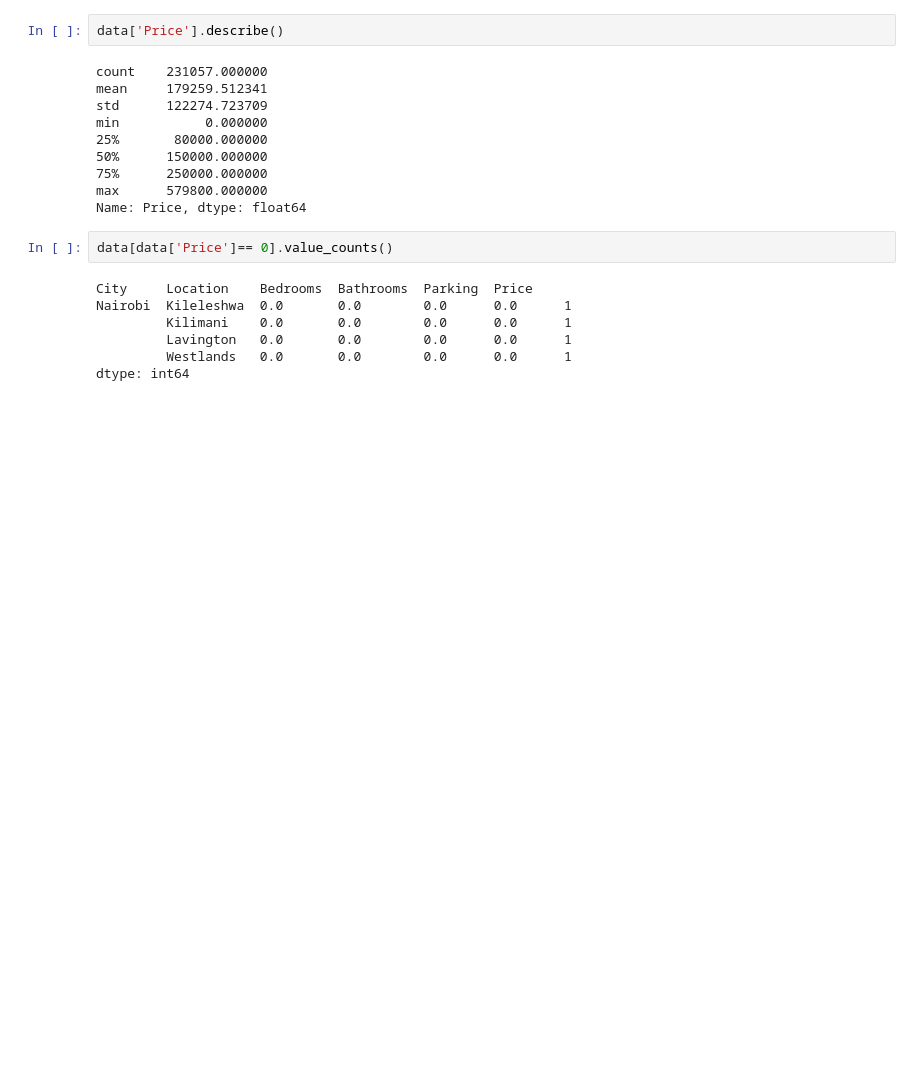
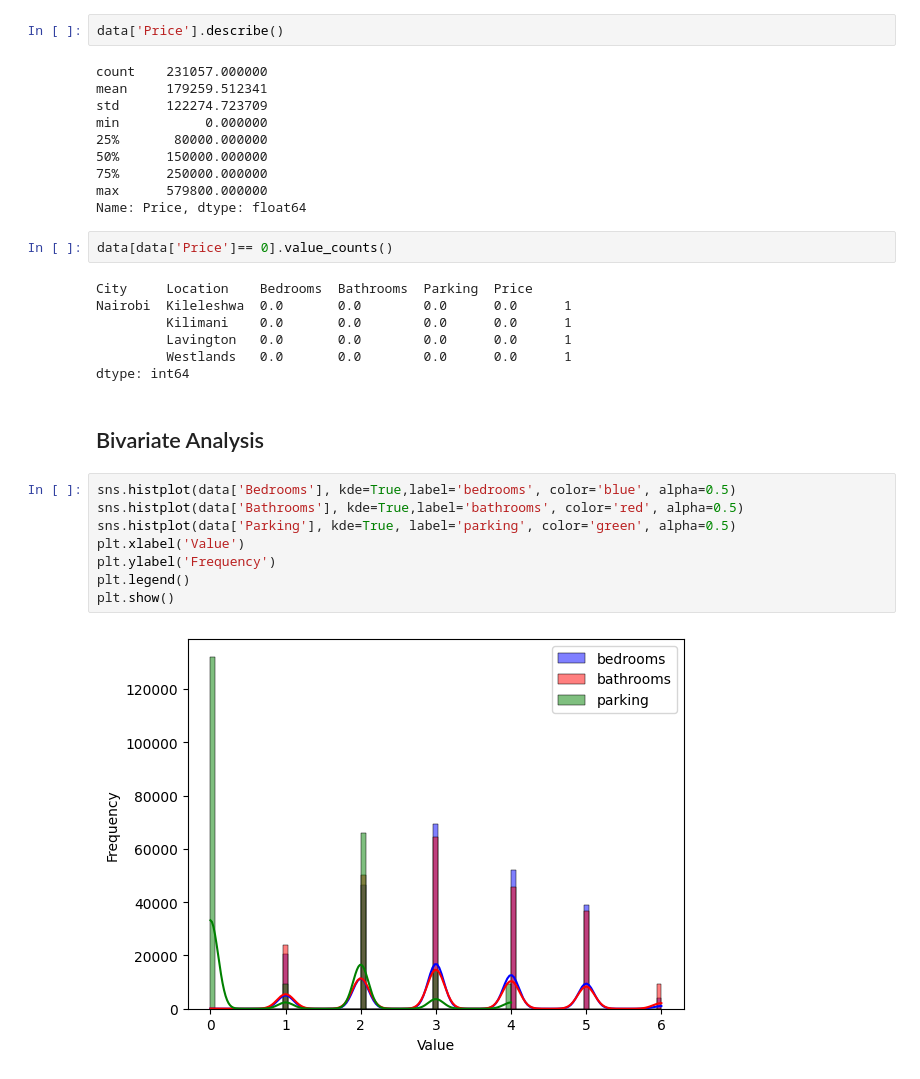
Before and after one commit to Mburu-Elvis/NairobiRentPrices, a Jupyter notebook: eda_housing_nairobi.ipynb, the cells around one changed output. Cells and saved outputs as stored; diff of their text form; blank space fills up the shorter version.

Commit message:
EDA on Bedrooms

```diff
--- a/eda_housing_nairobi.ipynb
+++ b/eda_housing_nairobi.ipynb
@@ -714,3 +749,15 @@ Nairobi  Kileleshwa  0.0       0.0        0.0      0.0      1
          Lavington   0.0       0.0        0.0      0.0      1
          Westlands   0.0       0.0        0.0      0.0      1
 dtype: int64
+# %% [markdown]
+## Bivariate Analysis
+# %%
+sns.histplot(data['Bedrooms'], kde=True,label='bedrooms', color='blue', alpha=0.5)
+sns.histplot(data['Bathrooms'], kde=True,label='bathrooms', color='red', alpha=0.5)
+sns.histplot(data['Parking'], kde=True, label='parking', color='green', alpha=0.5)
+plt.xlabel('Value')
+plt.ylabel('Frequency')
+plt.legend()
+plt.show()
+# %% [output]
+[figure, added]
```
Also changed, not shown: parts of 6 cells of this notebook.
